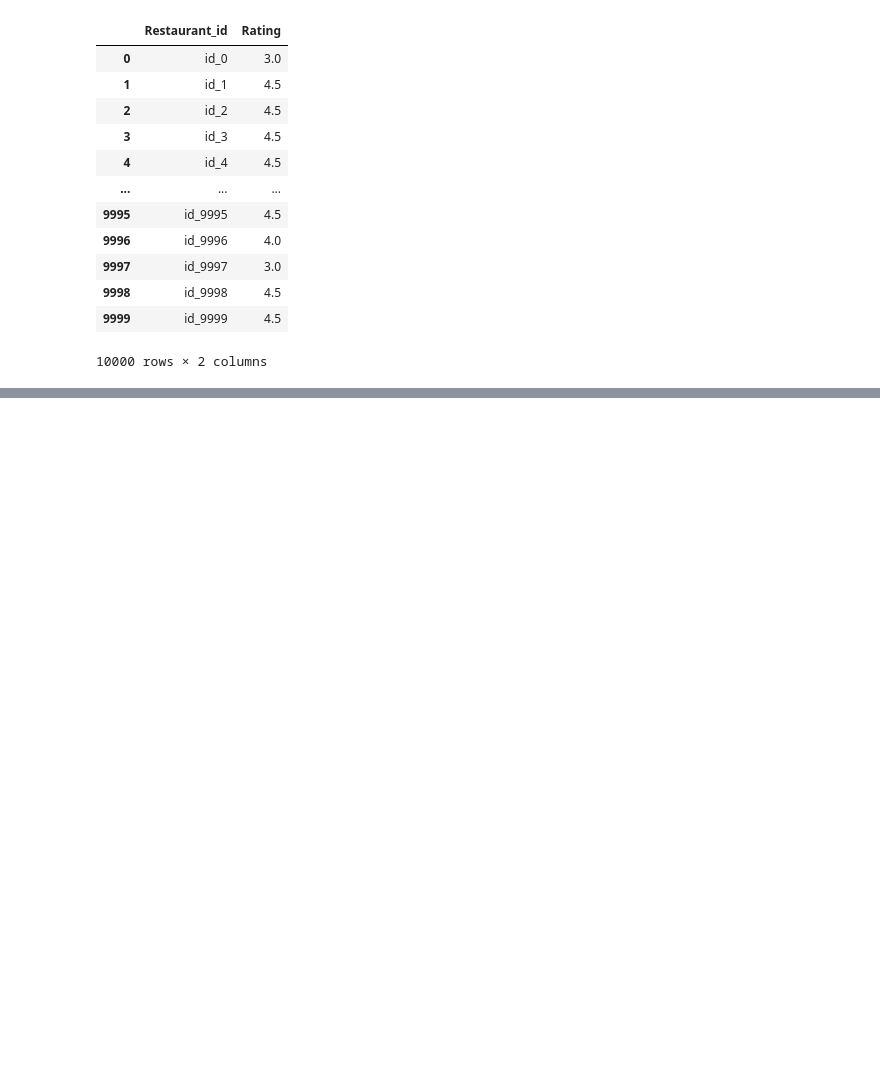
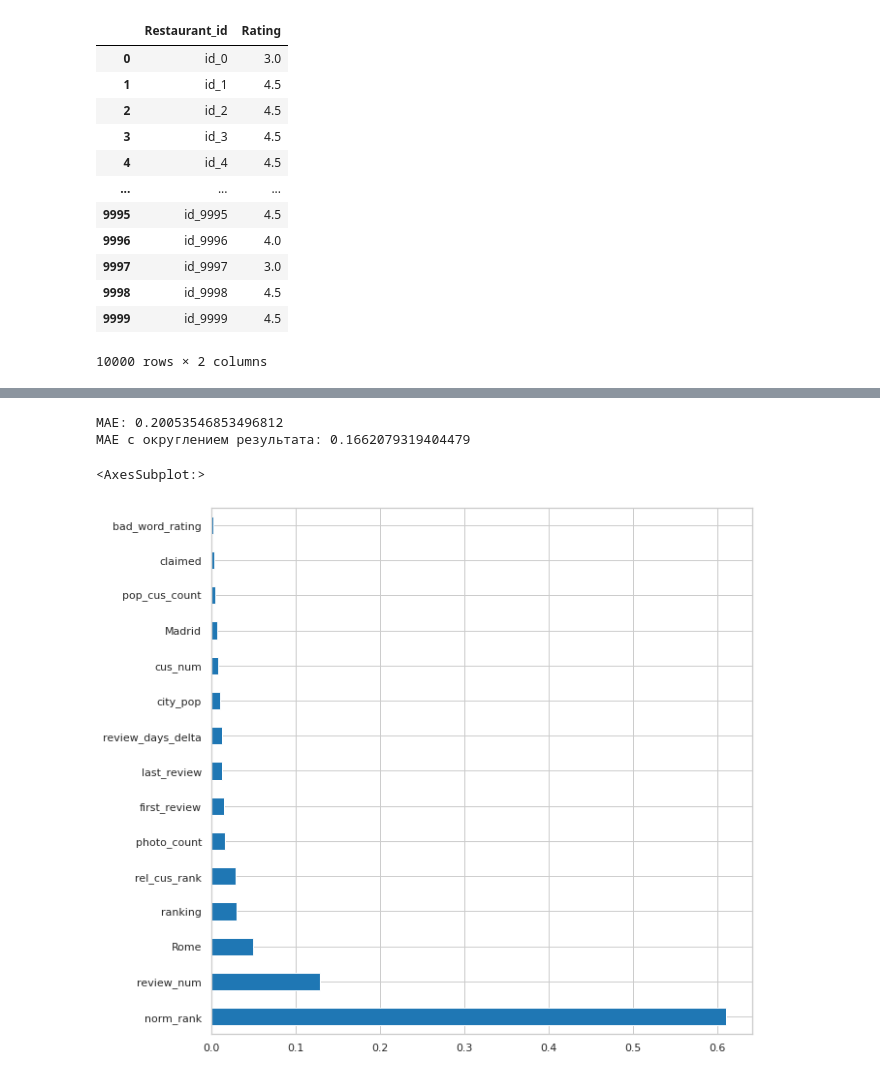
Before and after one commit to pustovalovm/SF_training, a Jupyter notebook: module_3/sf-tripadvisor-rating-v1-for-github.ipynb, the cells around one changed output, grey strips where cells are left out. Saved outputs shown, nothing was run; the diff lists cells and outputs as text; code cells hidden in the pictures; blank space fills up the shorter version.

```diff
--- a/module_3/sf-tripadvisor-rating-v1-for-github.ipynb
+++ b/module_3/sf-tripadvisor-rating-v1-for-github.ipynb
@@ -1647,0 +1682,39 @@ sample_submission.to_csv(OUTPUT_DIR+'/submission.csv', index=False)
+# %%
+df_preproc.drop_duplicates('ID_TA', inplace = True)
+add_data.drop_duplicates('ID_TA', inplace = True)
+df_preproc.set_index('ID_TA', inplace = True)
+add_data.set_index('ID_TA', inplace = True)
+# %%
+full_data = pd.concat([df_preproc, add_data], axis = 1)
+full_data.drop(columns = 'primary_cus', inplace = True)
+# %%
+full_data['closed'] = full_data['closed'].fillna(1).astype(np.int8)
+full_data['claimed'] = full_data['claimed'].fillna(0).astype(np.int8)
+full_data['is_website'] = full_data['is_website'].fillna(0).astype(np.int8)
+full_data['is_video'] = full_data['is_video'].fillna(0).astype(np.int8)
+full_data['photo_count'] = full_data['photo_count'].fillna(full_data['photo_count'].median()).astype(np.int32)
+full_data['mail'] = full_data['mail'].fillna(0).astype(np.int8)
+full_data['tel'] = full_data['tel'].isnull().astype(np.int8)
+full_data['rel_cus_rank'] = full_data['cus_rest_rank'] / full_data['cus_rest_count']
+full_data['rel_cus_rank'] = full_data['rel_cus_rank'].fillna(full_data['rel_cus_rank'].mean())
+full_data.drop(columns = ['orig_url', 'URL_TA', 'cus_rest_count', 'cus_rest_rank'], inplace = True)
+# %%
+# Теперь выделим тестовую часть
+train_data = full_data.query('sample == 1').drop(['sample', 'rest_id'], axis=1)
+test_data = full_data.query('sample == 0').drop(['sample', 'rating', 'rest_id'], axis=1)
+
+y = train_data.rating.values            # наш таргет
+X = train_data.drop(['rating'], axis=1)
+
+X_train, X_test, y_train, y_test = train_test_split(X, y, test_size=0.2, random_state=RANDOM_SEED)
+test_data.shape, train_data.shape, X.shape, X_train.shape, X_test.shape
+
+model = RandomForestRegressor(n_estimators=100, verbose=1, n_jobs=-1, random_state=RANDOM_SEED)
+# Обучаем модель на тестовом наборе данных
+model.fit(X_train, y_train)
+
+# Используем обученную модель для предсказания рейтинга ресторанов в тестовой выборке.
+# Предсказанные значения записываем в переменную y_pred
+y_pred = model.predict(X_test)
+# Создаём модель (НАСТРОЙКИ НЕ ТРОГАЕМ)
+y_pred_rounded = np.round(y_pred*2)/2
@@ -1647,0 +1728,13 @@ sample_submission.to_csv(OUTPUT_DIR+'/submission.csv', index=False)
+# %%
+print('MAE:', metrics.mean_absolute_error(y_test, y_pred))
+print('MAE с округлением результата:', metrics.mean_absolute_error(y_test, y_pred_rounded))
+# %% [output]
+MAE: 0.20053546853496812
+MAE с округлением результата: 0.1662079319404479
+# %%
+plt.rcParams['figure.figsize'] = (10,10)
+feat_importances = pd.Series(model.feature_importances_, index=X.columns)
+feat_importances.nlargest(15).plot(kind='barh')
+# %% [output]
+<AxesSubplot:>
+[figure, added]
```
Also changed, not shown: parts of 18 cells of this notebook, 21 other files.
